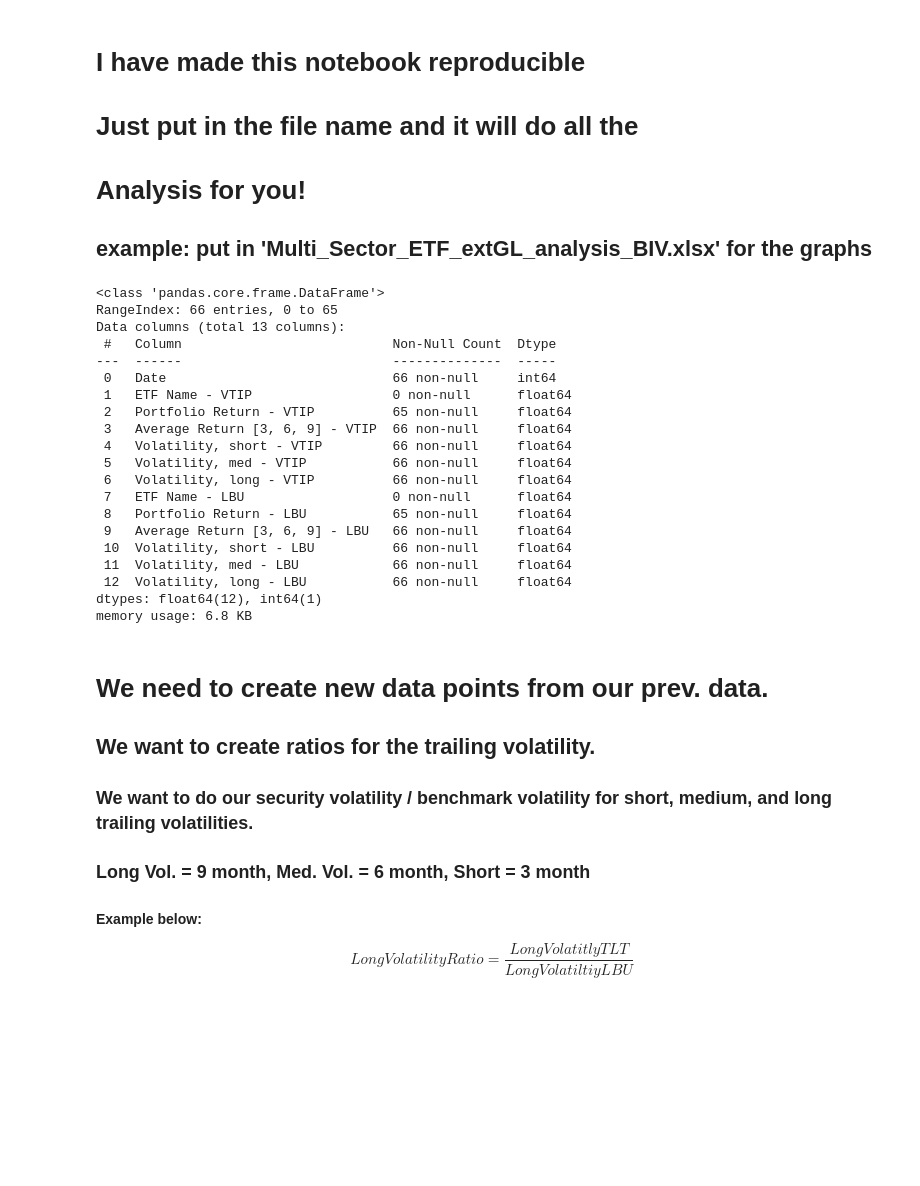
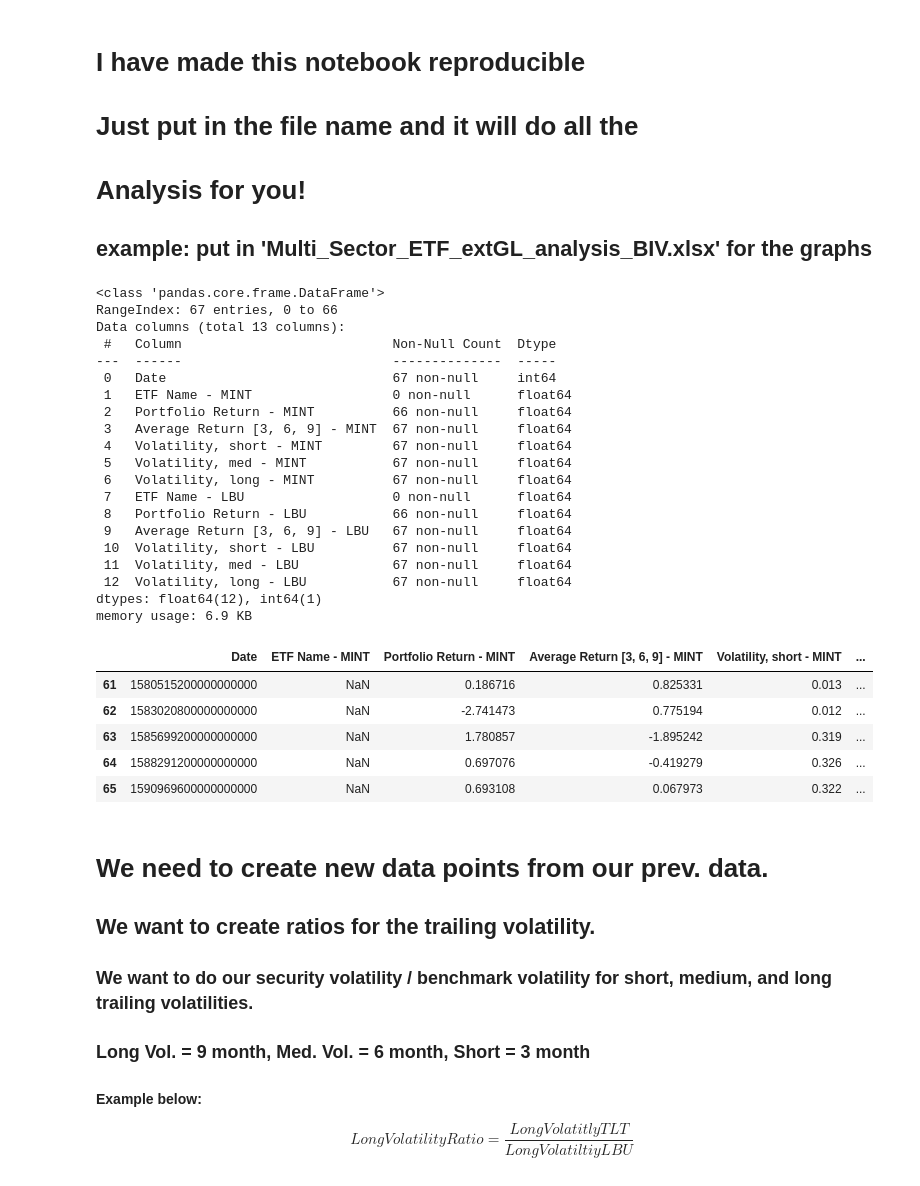
Before and after one commit to valazeinali/BoydWatterson, a Jupyter notebook: BoydWatterson/Trailing Volatility vs Differential Return.ipynb, the cells around one changed output. Saved outputs shown, nothing was run; the diff lists cells and outputs as text; code cells hidden in the pictures; blank space fills up the shorter version.

```diff
--- a/BoydWatterson/Trailing Volatility vs Differential Return.ipynb
+++ b/BoydWatterson/Trailing Volatility vs Differential Return.ipynb
@@ -19,7 +18,7 @@ warnings.filterwarnings("ignore")
 
 ## example: put in 'Multi_Sector_ETF_extGL_analysis_BIV.xlsx' for the graphs
 # %%
-df = pd.read_excel('Multi_Sector_ETF_extGL_analysis_VTIP.xlsx')
+df = pd.read_excel('Multi_Sector_ETF_extGL_analysis_MINT.xlsx')
 df1 = df.copy()
 
 ## Below drop the 1st 2nd, and 8th column
@@ -33,25 +32,35 @@ df.head()
 df.info()
 # %% [output]
 <class 'pandas.core.frame.DataFrame'>
-RangeIndex: 66 entries, 0 to 65
+RangeIndex: 67 entries, 0 to 66
 Data columns (total 13 columns):
  #   Column                           Non-Null Count  Dtype
 ---  ------                           --------------  -----
- 0   Date                             66 non-null     int64
- 1   ETF Name - VTIP                  0 non-null      float64
- 2   Portfolio Return - VTIP          65 non-null     float64
- 3   Average Return [3, 6, 9] - VTIP  66 non-null     float64
- 4   Volatility, short - VTIP         66 non-null     float64
- 5   Volatility, med - VTIP           66 non-null     float64
- 6   Volatility, long - VTIP          66 non-null     float64
+ 0   Date                             67 non-null     int64
+ 1   ETF Name - MINT                  0 non-null      float64
+ 2   Portfolio Return - MINT          66 non-null     float64
+ 3   Average Return [3, 6, 9] - MINT  67 non-null     float64
+ 4   Volatility, short - MINT         67 non-null     float64
+ 5   Volatility, med - MINT           67 non-null     float64
+ 6   Volatility, long - MINT          67 non-null     float64
  7   ETF Name - LBU                   0 non-null      float64
- 8   Portfolio Return - LBU           65 non-null     float64
- 9   Average Return [3, 6, 9] - LBU   66 non-null     float64
- 10  Volatility, short - LBU          66 non-null     float64
- 11  Volatility, med - LBU            66 non-null     float64
- 12  Volatility, long - LBU           66 non-null     float64
+ 8   Portfolio Return - LBU           66 non-null     float64
+ 9   Average Return [3, 6, 9] - LBU   67 non-null     float64
+ 10  Volatility, short - LBU          67 non-null     float64
+ 11  Volatility, med - LBU            67 non-null     float64
+ 12  Volatility, long - LBU           67 non-null     float64
 dtypes: float64(12), int64(1)
-memory usage: 6.8 KB
+memory usage: 6.9 KB
+# %%
+df = df[:-1] # dropping JULY data because its not accurate
+df.tail()
+# %% [output]
+|  | Date | ETF Name - MINT | Portfolio Return - MINT | Average Return [3, 6, 9] - MINT | Volatility, short - MINT | ... |
+| 61 | 1580515200000000000 | NaN | 0.186716 | 0.825331 | 0.013 | ... |
+| 62 | 1583020800000000000 | NaN | -2.741473 | 0.775194 | 0.012 | ... |
+| 63 | 1585699200000000000 | NaN | 1.780857 | -1.895242 | 0.319 | ... |
+| 64 | 1588291200000000000 | NaN | 0.697076 | -0.419279 | 0.326 | ... |
+| 65 | 1590969600000000000 | NaN | 0.693108 | 0.067973 | 0.322 | ... |
 # %% [markdown]
 # We need to create new data points from our prev. data.
 ## We want to create ratios for the trailing volatility.
```
Also changed, not shown: parts of 6 cells of this notebook.
